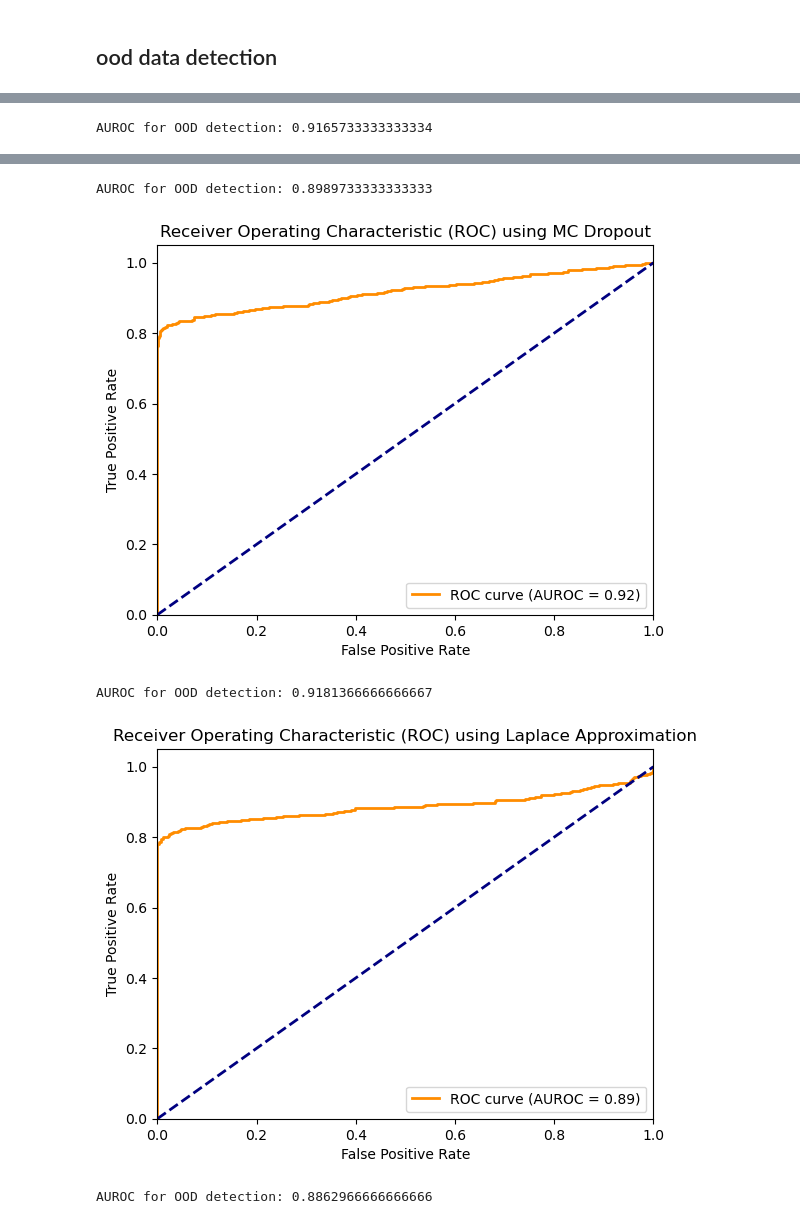
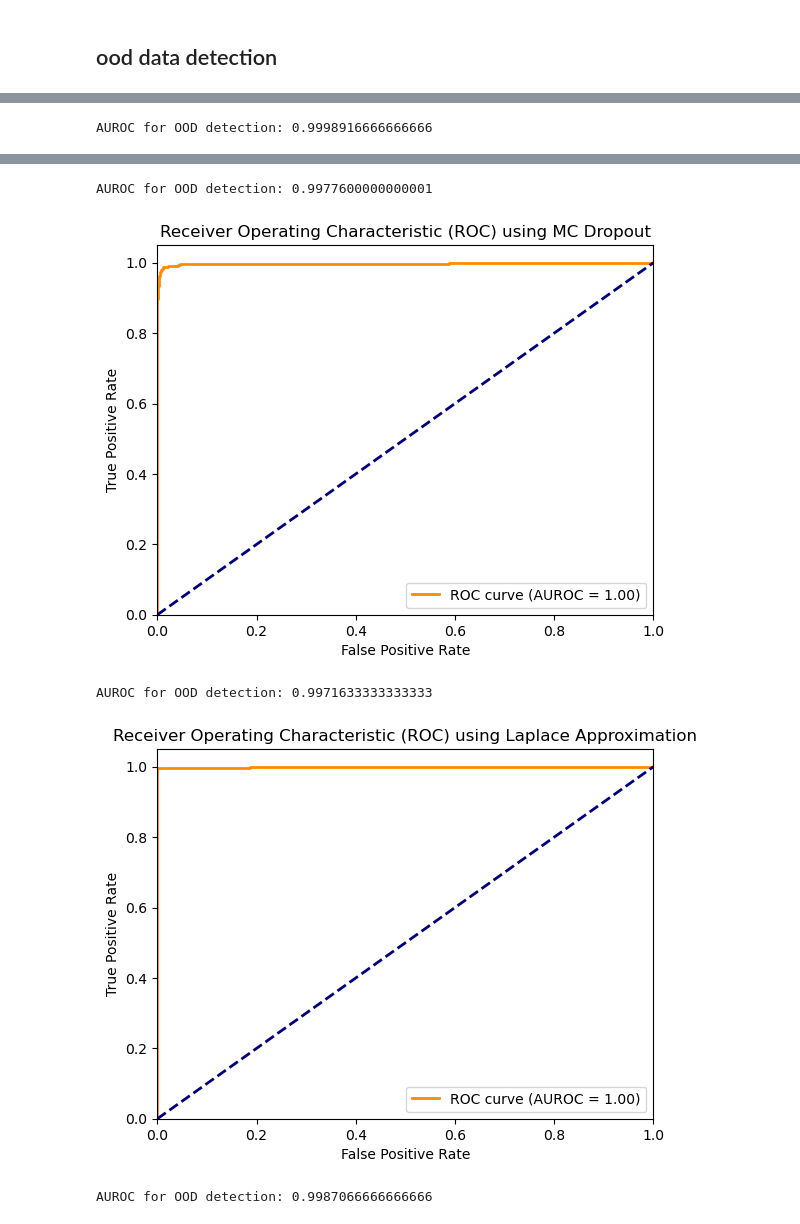
Before and after one commit to hwkin/uq, a Jupyter notebook: poisson/FNO/training_and_testing.ipynb, the cells around one changed output, grey strips where cells are left out. Cells and saved outputs as stored; diff of their text form; code cells hidden in the pictures.

Commit message:
added data shifting

```diff
--- a/poisson/FNO/training_and_testing.ipynb
+++ b/poisson/FNO/training_and_testing.ipynb
@@ -426,4 +432,6 @@ Number of samples collected: 1000
 # %%
+sgld_samples = torch.load(model_save_path + 'sgld_samples.pt')
+sgld_samples.to(device)
 model = torch.load(model_save_file, weights_only=False)
 model.to(device)
 # Evaluate SGLD
@@ -629,0 +596,9 @@ sgld_metrics_1, sgld_mean_1, sgld_std_1 = uq.uqevaluation(data_ood, model, data,
+# %%
+data_1 = DataProcessorFNO(data_folder + data_prefix + '_FNO_samples_ood-0.1.npz', 100, 400, num_Y_components, coarsen_grid_factor)
+data_ood_1 = {'X_train': data_1.X_test, 'Y_train': data_1.Y_test}
+data_2 = DataProcessorFNO(data_folder + data_prefix + '_FNO_samples_ood-0.2.npz', 100, 400, num_Y_components, coarsen_grid_factor)
+data_ood_2 = {'X_train': data_2.X_test, 'Y_train': data_2.Y_test}
+data_3 = DataProcessorFNO(data_folder + data_prefix + '_FNO_samples_ood-0.3.npz', 100, 400, num_Y_components, coarsen_grid_factor)
+data_ood_1 = {'X_train': data_3.X_test, 'Y_train': data_3.Y_test}
+data__1 = DataProcessorFNO(data_folder + data_prefix + '_FNO_samples_ood--0.1.npz', 100, 400, num_Y_components, coarsen_grid_factor)
+data_ood__1 = {'X_train': data__1.X_test, 'Y_train': data__1.Y_test}
@@ -629,0 +640,17 @@ sgld_metrics_1, sgld_mean_1, sgld_std_1 = uq.uqevaluation(data_ood, model, data,
+# %%
+model = torch.load(model_save_file, weights_only=False)
+model.to(device)
+sgld_metrics_1, sgld_mean_1, sgld_std_1 = uq.uqevaluation(data_ood, model, data, 'sgld', sgld_samples=sgld_samples.clone())
+
+std_5 = []
+results_5 = []
+for i in range(3):
+    model = torch.load(model_save_file, weights_only=False)
+    model.to(device)
+    result5_i, std5_i = uq.uqevaluation(data_shifting_data[i], model, data_shifting[i], 'sgld', sgld_samples=sgld_samples.clone())
+    print(f" Complete {i+1} epoch")
+    std_5.append(std4_i)
+    results_4.append(result4_i)
+model.to(device)
+std5_4, result5_4 = uq.uqevaluation(data_oo1__1, model, data__1, 'sgld', sgld_samples=sgld_samples.clone())
+print(" Complete 4 epoch")
@@ -699,15 +794,19 @@ NLL                         13958.1645       4.8484       3.3880       3.3126
 # %% [markdown]
 ## ood data detection
 # %%
-hmc_ood_eval = np.concatenate((hmc_std.mean(axis=1),hmc_std_1.mean(axis=1)), axis=0)  # epistemic + aleatoric
+std4 = np.concatenate(std_4, axis=0)
+std4 = np.concatenate((std4, std4_4),axis=0)
+hmc_ood_eval = np.concatenate((std1.mean(axis=1),std4.mean(axis=1)), axis=0)  # epistemic + aleatoric
 hmc_ood_eval = hmc_ood_eval/np.max(hmc_ood_eval)
-sgld_ood_eval = np.concatenate((sgld_std.mean(axis=1),sgld_std_1.mean(axis=1)), axis=0)
-sgld_ood_eval = sgld_ood_eval/np.max(sgld_ood_eval)
-mcd_ood_eval = np.concatenate((mcd_std.mean(axis=1),mcd_std_1.mean(axis=1)), axis=0)
+std5 = np.concatenate(std_5, axis=0)
+std5 = np.concatenate((std5, std5_4),axis=0)
+mcd_ood_eval = np.concatenate((std2.mean(axis=1),std5.mean(axis=1)), axis=0)
 mcd_ood_eval = mcd_ood_eval/np.max(mcd_ood_eval)
-la_ood_eval = np.concatenate((la_std.mean(axis=1),la_std_1.mean(axis=1)), axis=0)
+std6 = np.concatenate(std_6, axis=0)
+std6 = np.concatenate((std6, std6_4),axis=0)
+la_ood_eval = np.concatenate((std3.mean(axis=1),std6.mean(axis=1)), axis=0)
 la_ood_eval = la_ood_eval/np.max(la_ood_eval)
-oods = np.concatenate((np.zeros(hmc_std.shape[0]), np.ones(hmc_std_1.shape[0])), axis=0)  # 0 for ID, 1 for OOD
+oods = np.concatenate((np.zeros(std1.shape[0]), np.ones(std4.shape[0])), axis=0)  # 0 for ID, 1 for OOD
 #Examine OOD data:
 # Step 1: Generate uncertainty scores: ood_eval
 # Step 2: Create true labels for AUROC (1 for OOD, 0 for ID): oods
@@ -731 +830 @@ for ood, uqmethod in zip([hmc_ood_eval, sgld_ood_eval, mcd_ood_eval, la_ood_eval
-AUROC for OOD detection: 0.9165733333333334
+AUROC for OOD detection: 0.9998916666666666
@@ -733,5 +832,5 @@ AUROC for OOD detection: 0.9165733333333334
-AUROC for OOD detection: 0.8989733333333333
+AUROC for OOD detection: 0.9977600000000001
-[figure, old version]
+[figure, new version]
-AUROC for OOD detection: 0.9181366666666667
+AUROC for OOD detection: 0.9971633333333333
-[figure, old version]
+[figure, new version]
-AUROC for OOD detection: 0.8862966666666666
+AUROC for OOD detection: 0.9987066666666666
```
Also changed, not shown: parts of 26 cells of this notebook, 5 other files.
